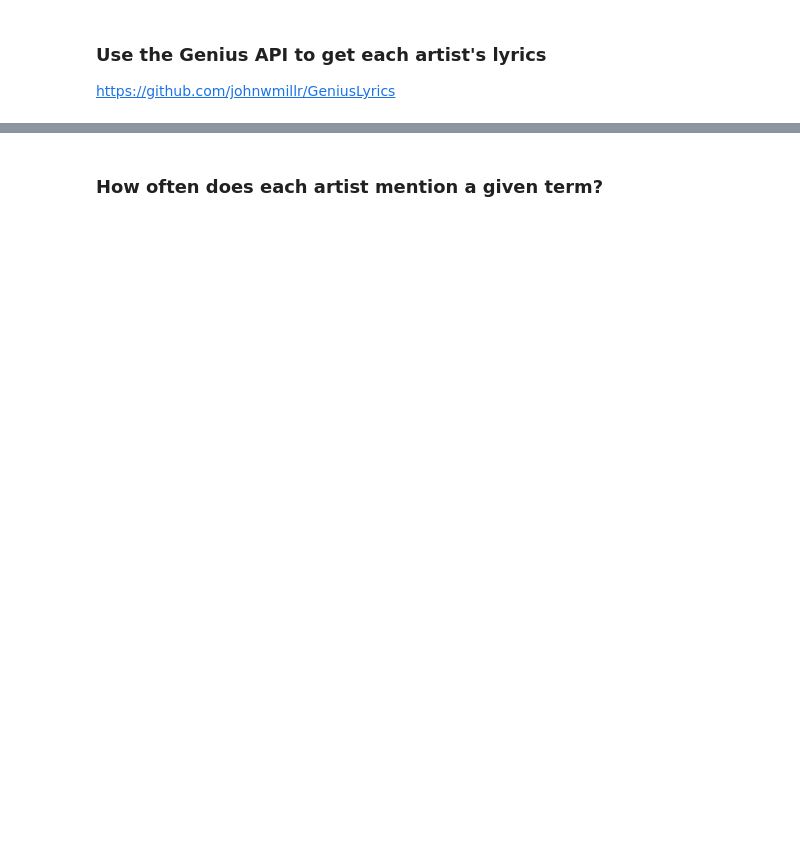
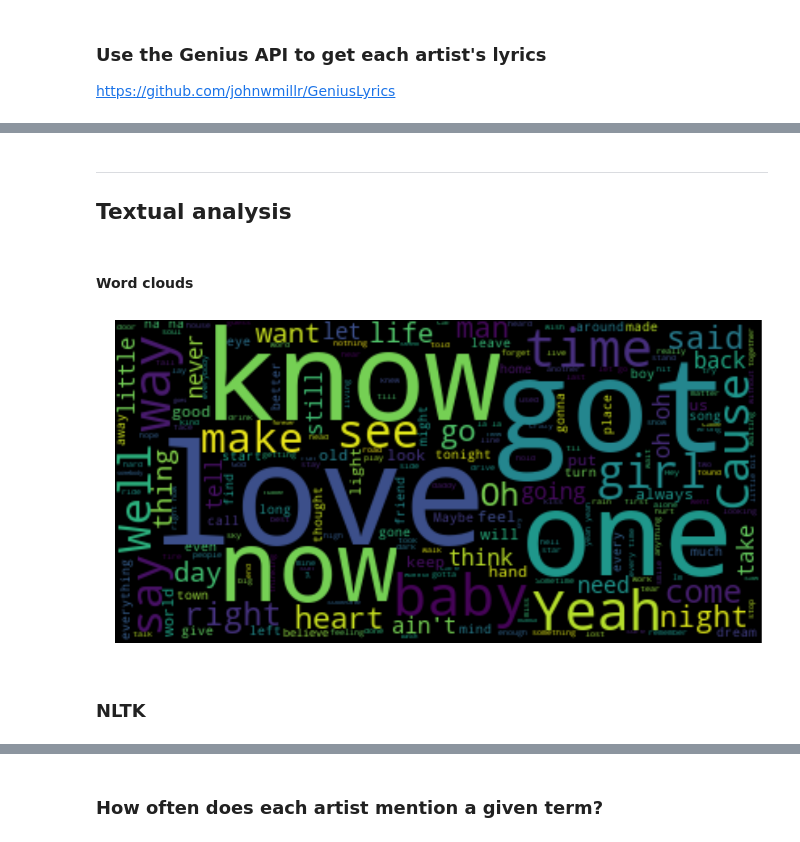
Before and after one commit to johnwmillr/trucks-and-beer, a Jupyter notebook: countryArtists.ipynb, the cells around one changed output, grey strips where cells are left out. Drawn from its saved outputs; the diff is of its cells as text; code cells hidden in the pictures; blank space fills up the shorter version.

```diff
--- a/countryArtists.ipynb
+++ b/countryArtists.ipynb
@@ -106,0 +198,8 @@ song_count
+# %%
+# Store all lyrics in a single string
+all_lyrics = " ".join([song for song in all_songs])
+# %% [markdown]
+---
+## Textual analysis
+# %% [markdown]
+#### Word clouds
@@ -106,0 +208,13 @@ song_count
+# %%
+# Calculate the word clouds
+wc1 = WordCloud().generate(all_lyrics)
+wc2 = WordCloud(max_font_size=40).generate(all_lyrics)
+# %%
+plt.figure(figsize=(20,20))
+plt.imshow(wc1, interpolation="bilinear")
+plt.axis("off")
+plt.show()
+# %% [output]
+[figure, added]
+# %% [markdown]
+### NLTK
```
Also changed, not shown: parts of 32 cells of this notebook, 2 other files.
